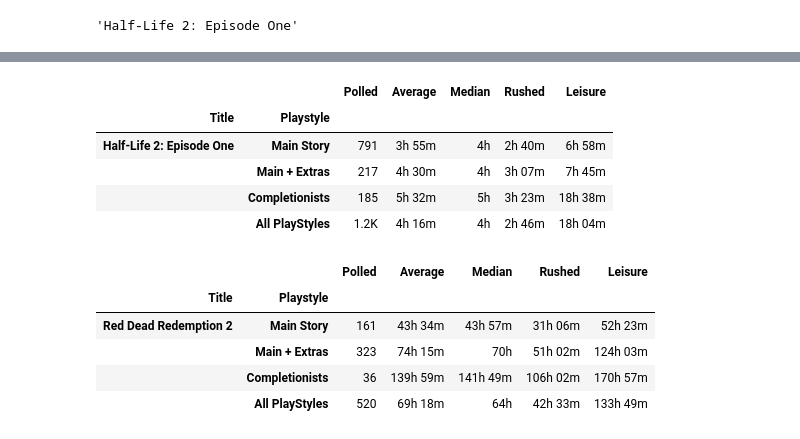
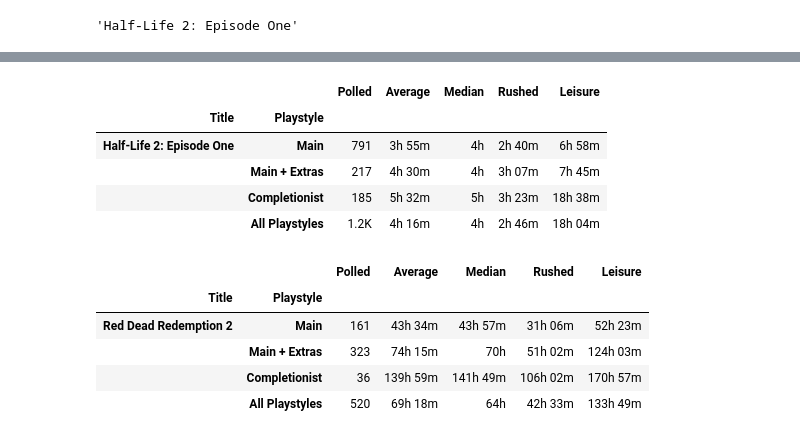
Before and after one commit to seb231/hl2b, a Jupyter notebook: notebooks/capture_game_data.ipynb, the cells around one changed output, grey strips where cells are left out. Drawn from its saved outputs; the diff is of its cells as text; code cells hidden in the pictures.

```diff
--- a/notebooks/capture_game_data.ipynb
+++ b/notebooks/capture_game_data.ipynb
@@ -21,33 +19,28 @@ def text_from_tag(tag):
     return tag.get_text().strip('\n').strip(' $')
 # %%
 def get_average_time(times):
-    return text_from_tag(times.findAll('td')[2])
+    return text_from_tag(times[1])
 
 def get_median_time(times):
-    return text_from_tag(times.findAll('td')[3])
+    return text_from_tag(times[2])
 
 def get_rushed_time(times):
-    return text_from_tag(times.findAll('td')[4])
+    return text_from_tag(times[3])
 
 def get_leisure_time(times):
-    return text_from_tag(times.findAll('td')[5])
+    return text_from_tag(times[4])
 
 def get_poll_count(times):
-    return text_from_tag(times.findAll('td')[1])
-
-def get_play_title(times):
-    return text_from_tag(times.findAll('td')[0])
+    return text_from_tag(times[0])
 # %%
 def get_main_story_times(soup):
-    return soup.findAll('tr')[1]
+    return soup.find("td", text="Main Story").find_next_siblings("td")
 
 def get_main_story_extras_times(soup):
-    return soup.findAll('tr')[2]
+    return soup.find("td", text="Main + Extras").find_next_siblings("td")
 
 def get_completionist_times(soup):
-    return soup.findAll('tr')[3]
+    return soup.find("td", text="Completionists").find_next_siblings("td")
 
 def get_all_playstyles_times(soup):
-    return soup.findAll('tr')[4]
-
-get_main_story_times(hltb_soup)
+    return soup.find("td", text="All PlayStyles").find_next_siblings("td")
@@ -62,33 +47,39 @@ get_main_story_times(hltb_soup)
 # %%
-def generate_row(tag, soup):
-    return pd.DataFrame(data = [[get_game_title(soup), get_play_title(tag), get_poll_count(tag),
+def generate_row(tag, soup, play_title):
+    return pd.DataFrame(data = [[get_game_title(soup), play_title, get_poll_count(tag),
                                  get_average_time(tag), get_median_time(tag), get_rushed_time(tag),
                                  get_leisure_time(tag)]],
                        columns = ['Title', 'Playstyle', 'Polled', 'Average', 'Median', 'Rushed', 'Leisure'])
 
 def cook_soup(id_no):
     hltb = requests.get(str('https://howlongtobeat.com/game.php?id=' + id_no)).content
     hltb_soup = BeautifulSoup(hltb, "lxml")
     return hltb_soup
 
 def cook_soup(id_no):
     return BeautifulSoup(requests.get(str('https://howlongtobeat.com/game.php?id=' + id_no)).content, "lxml")
 
 def create_game_entry(id_no):
     soup = cook_soup(id_no)
-    main = generate_row(get_main_story_times(soup), soup)
-    main_extra = generate_row(get_main_story_extras_times(soup), soup)
-    completionist = generate_row(get_completionist_times(soup), soup)
-    all_playstyles = generate_row(get_all_playstyles_times(soup), soup)
-    return main.append(main_extra).append(completionist).append(all_playstyles).set_index(['Title', 'Playstyle'])
+    valid_page = [soup.find("td", text="Main Story"), soup.find("td", text="Main + Extras"),
+                 soup.find("td", text="Completionists"), soup.find("td", text="All PlayStyles")]
+    if None in valid_page:
+        return
+    else:
+        if soup.findAll('tr'):
+            main = generate_row(get_main_story_times(soup), soup, "Main")
+            main_extra = generate_row(get_main_story_extras_times(soup), soup, "Main + Extras")
+            completionist = generate_row(get_completionist_times(soup), soup, "Completionist")
+            all_playstyles = generate_row(get_all_playstyles_times(soup), soup, "All Playstyles")
+            return main.append(main_extra).append(completionist).append(all_playstyles).set_index(['Title', 'Playstyle'])
 
 
 half_life_episode_two = create_game_entry("4250")
 half_life_episode_two
 # %% [output]
 |  |  | Polled | Average | Median | Rushed | Leisure |
 | Title | Playstyle |  |  |  |  |  |
-| Half-Life 2: Episode One | Main Story | 791 | 3h 55m | 4h | 2h 40m | 6h 58m |
+| Half-Life 2: Episode One | Main | 791 | 3h 55m | 4h | 2h 40m | 6h 58m |
 |  | Main + Extras | 217 | 4h 30m | 4h | 3h 07m | 7h 45m |
-|  | Completionists | 185 | 5h 32m | 5h | 3h 23m | 18h 38m |
-|  | All PlayStyles | 1.2K | 4h 16m | 4h | 2h 46m | 18h 04m |
+|  | Completionist | 185 | 5h 32m | 5h | 3h 23m | 18h 38m |
+|  | All Playstyles | 1.2K | 4h 16m | 4h | 2h 46m | 18h 04m |
@@ -100,7 +89,7 @@ rdr2
 # %% [output]
 |  |  | Polled | Average | Median | Rushed | Leisure |
 | Title | Playstyle |  |  |  |  |  |
-| Red Dead Redemption 2 | Main Story | 161 | 43h 34m | 43h 57m | 31h 06m | 52h 23m |
+| Red Dead Redemption 2 | Main | 161 | 43h 34m | 43h 57m | 31h 06m | 52h 23m |
 |  | Main + Extras | 323 | 74h 15m | 70h | 51h 02m | 124h 03m |
-|  | Completionists | 36 | 139h 59m | 141h 49m | 106h 02m | 170h 57m |
-|  | All PlayStyles | 520 | 69h 18m | 64h | 42h 33m | 133h 49m |
+|  | Completionist | 36 | 139h 59m | 141h 49m | 106h 02m | 170h 57m |
+|  | All Playstyles | 520 | 69h 18m | 64h | 42h 33m | 133h 49m |
```
Also changed, not shown: parts of 5 cells of this notebook.
